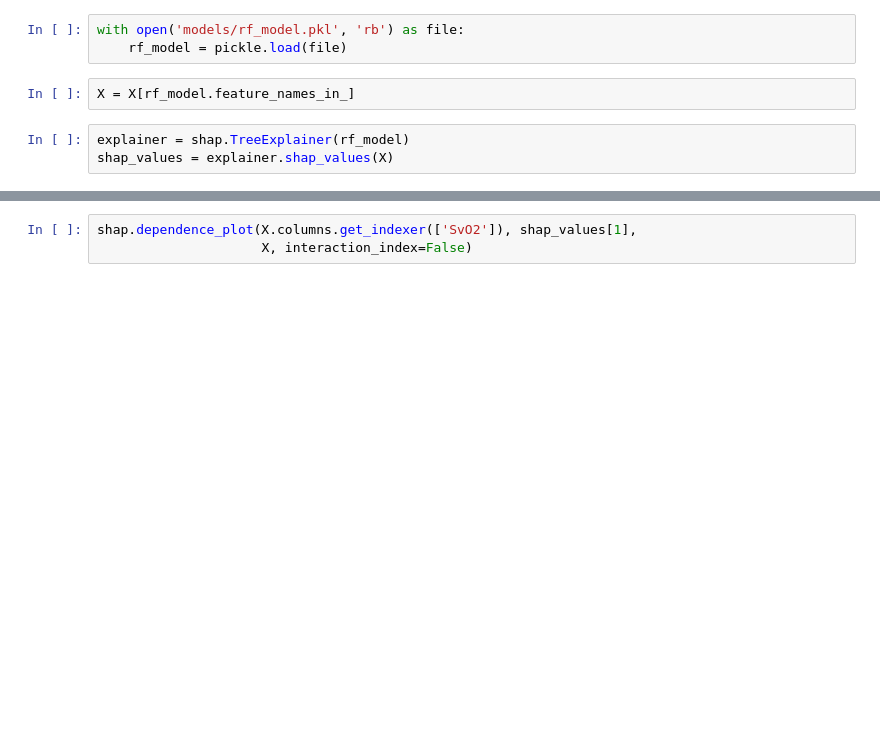
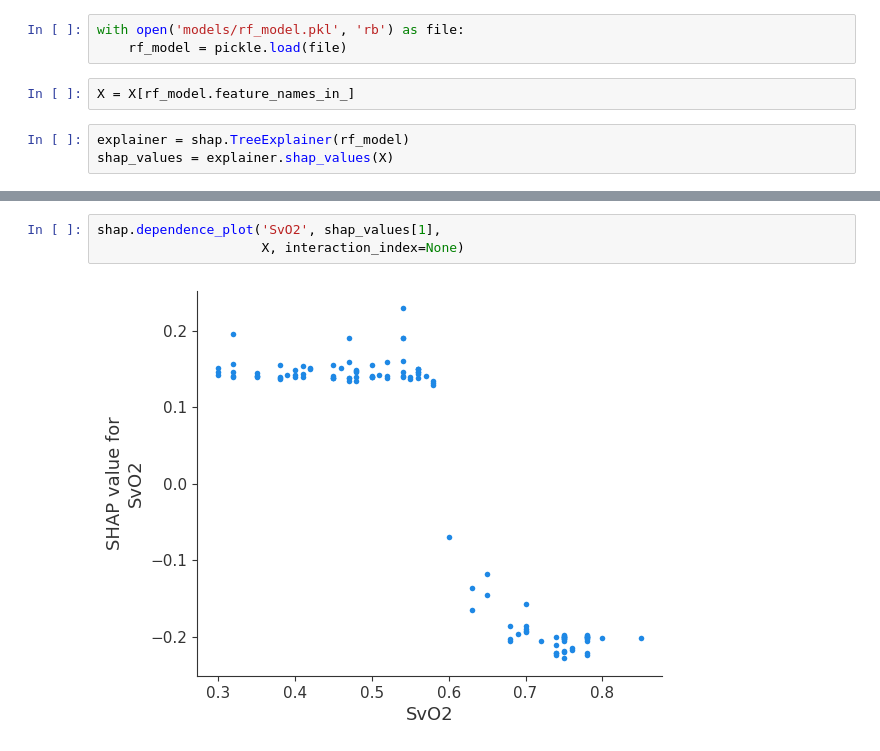
Before and after one commit to rxhdz/LCOS-Predictor, a Jupyter notebook: notebooks/04_explainability.ipynb, the cells around one changed output, grey strips where cells are left out. Cells and saved outputs as stored; diff of their text form; blank space fills up the shorter version.

```diff
--- a/notebooks/04_explainability.ipynb
+++ b/notebooks/04_explainability.ipynb
@@ -32,4 +27,6 @@ shap.dependence_plot(X.columns.get_indexer(['FEVI post']), shap_values[1],
 # %%
-shap.dependence_plot(X.columns.get_indexer(['SvO2']), shap_values[1],
-                     X, interaction_index=False)
+shap.dependence_plot('SvO2', shap_values[1],
+                     X, interaction_index=None)
+# %% [output]
+[figure, added]
 # %%
```
Also changed, not shown: parts of 4 cells of this notebook.
